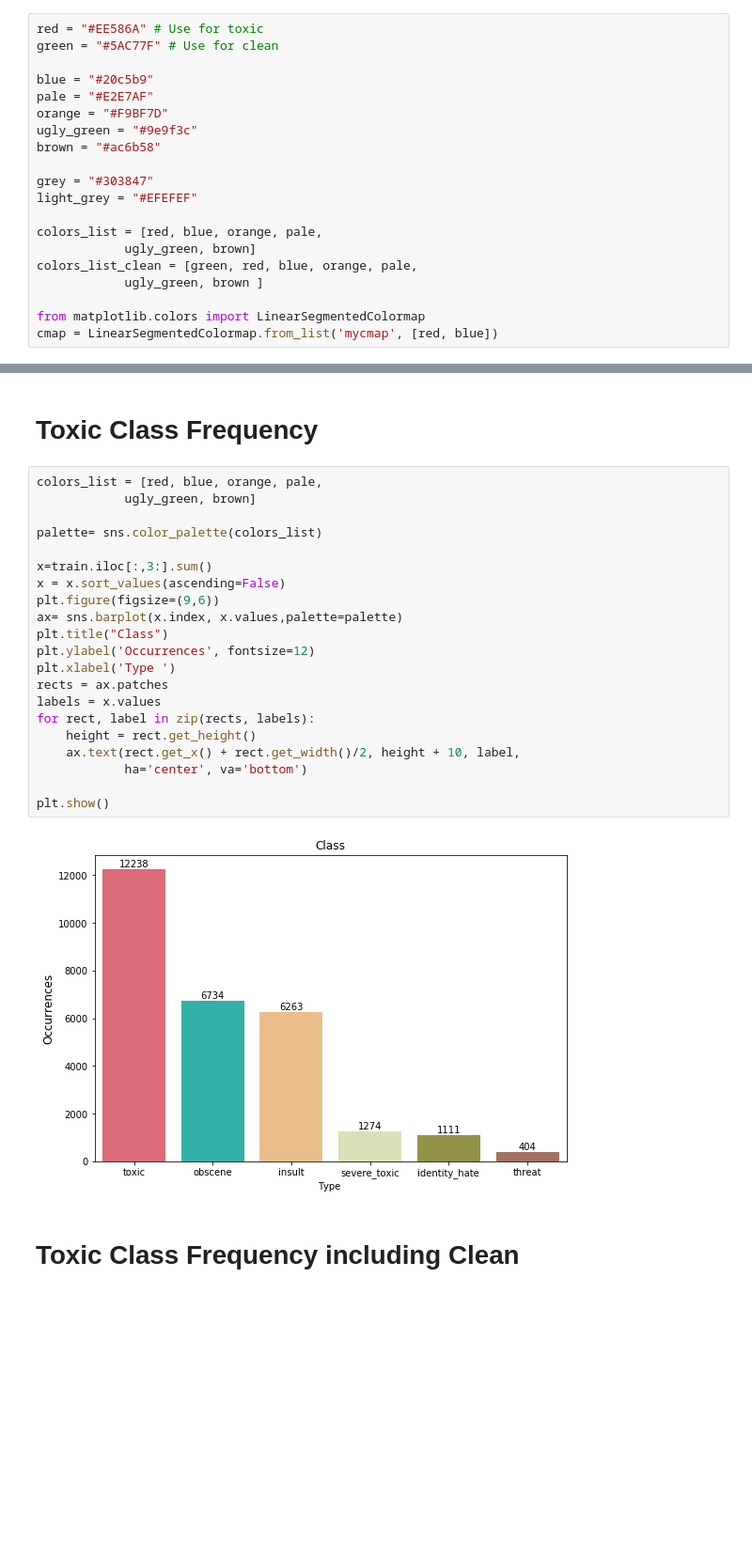
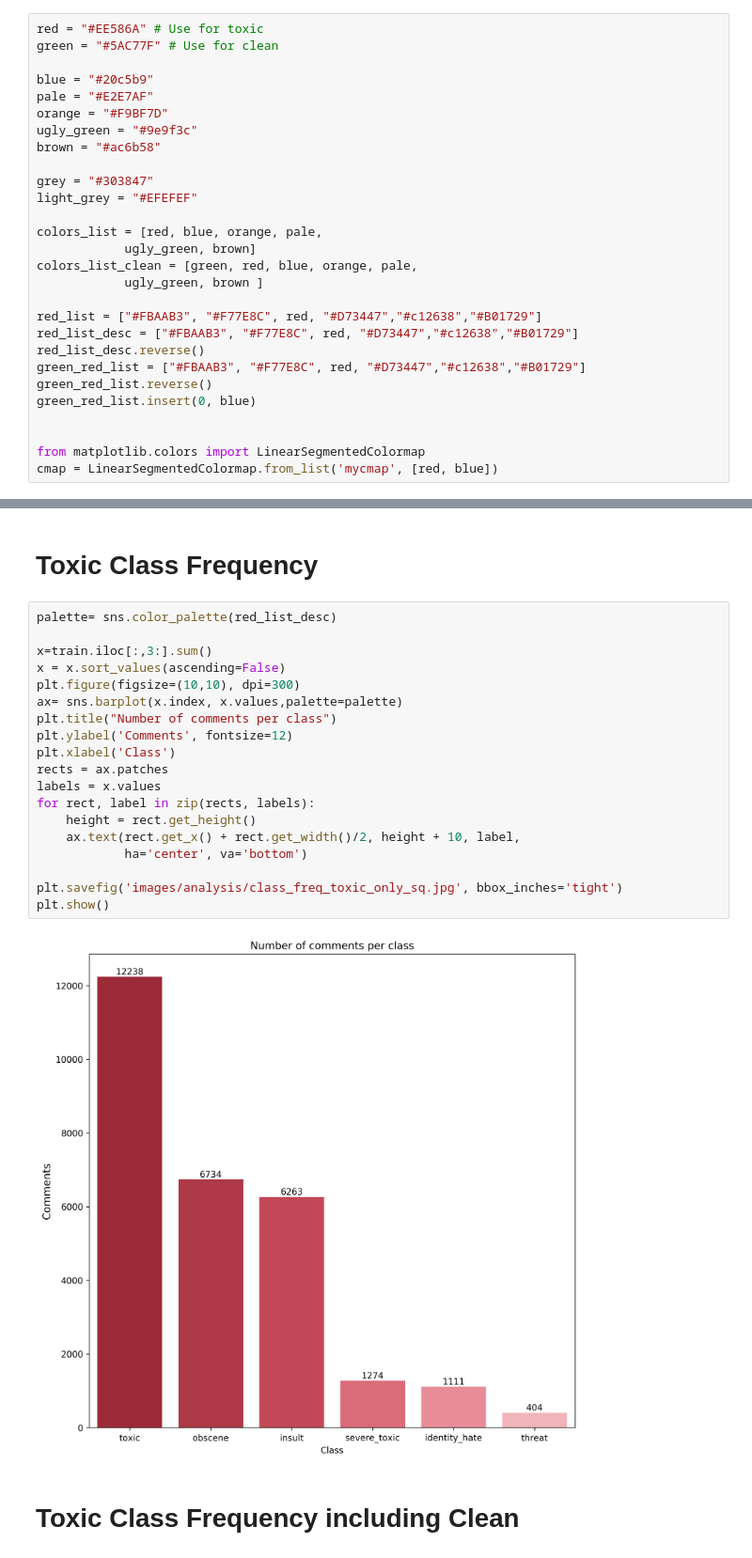
Before and after one commit to PuneetKohli/toxic_comment_classification, a Jupyter notebook: Data Exploration.ipynb, the cells around one changed output, grey strips where cells are left out. Shown: that part at 94% size. Saved outputs shown, nothing was run; the diff lists cells and outputs as text; blank space fills up the shorter version.

Commit message:
More colors

```diff
--- a/Data Exploration.ipynb
+++ b/Data Exploration.ipynb
@@ -40,6 +40,14 @@ colors_list = [red, blue, orange, pale,
 colors_list_clean = [green, red, blue, orange, pale,
             ugly_green, brown ]
 
+red_list = ["#FBAAB3", "#F77E8C", red, "#D73447","#c12638","#B01729"]
+red_list_desc = ["#FBAAB3", "#F77E8C", red, "#D73447","#c12638","#B01729"]
+red_list_desc.reverse()
+green_red_list = ["#FBAAB3", "#F77E8C", red, "#D73447","#c12638","#B01729"]
+green_red_list.reverse()
+green_red_list.insert(0, blue)
+
+
 from matplotlib.colors import LinearSegmentedColormap
 cmap = LinearSegmentedColormap.from_list('mycmap', [red, blue])
 # %% [markdown]
@@ -107,28 +115,26 @@ KeyError: 'length'
 # %% [markdown]
 # Toxic Class Frequency
 # %%
-colors_list = [red, blue, orange, pale,
-            ugly_green, brown]
-
-palette= sns.color_palette(colors_list)
+palette= sns.color_palette(red_list_desc)
 
 x=train.iloc[:,3:].sum()
 x = x.sort_values(ascending=False)
-plt.figure(figsize=(9,6))
+plt.figure(figsize=(10,10), dpi=300)
 ax= sns.barplot(x.index, x.values,palette=palette)
-plt.title("Class")
-plt.ylabel('Occurrences', fontsize=12)
-plt.xlabel('Type ')
+plt.title("Number of comments per class")
+plt.ylabel('Comments', fontsize=12)
+plt.xlabel('Class')
 rects = ax.patches
 labels = x.values
 for rect, label in zip(rects, labels):
     height = rect.get_height()
     ax.text(rect.get_x() + rect.get_width()/2, height + 10, label,
             ha='center', va='bottom')
 
+plt.savefig('images/analysis/class_freq_toxic_only_sq.jpg', bbox_inches='tight')
 plt.show()
 # %% [output]
-[figure, old version]
+[figure, new version]
 # %% [markdown]
 # Toxic Class Frequency including Clean
 # %%
```
Also changed, not shown: parts of 1 cell of this notebook, 5 other files.
